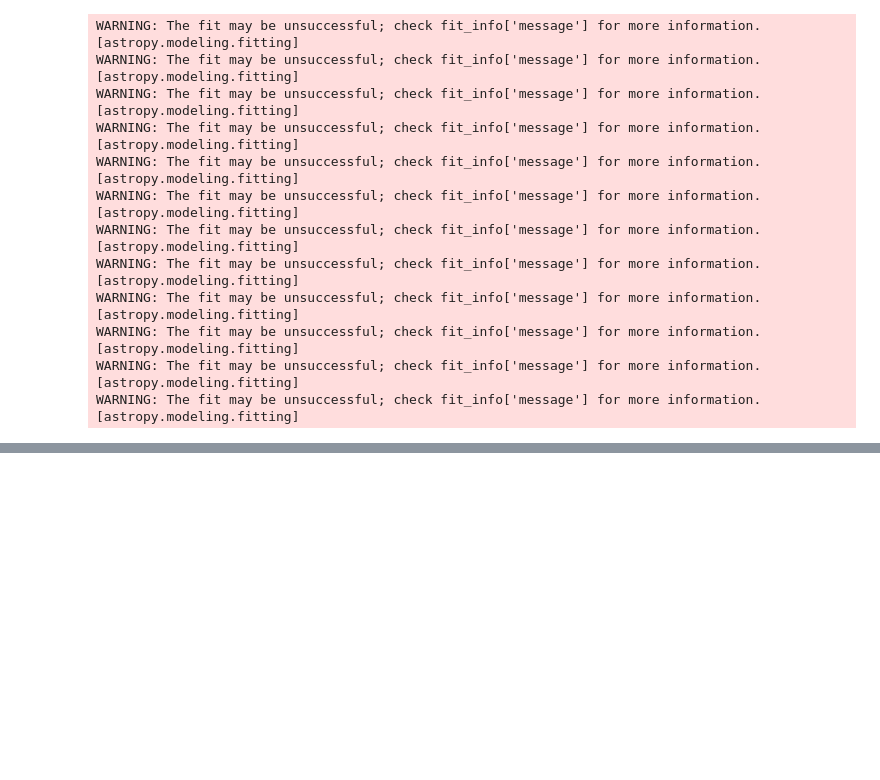
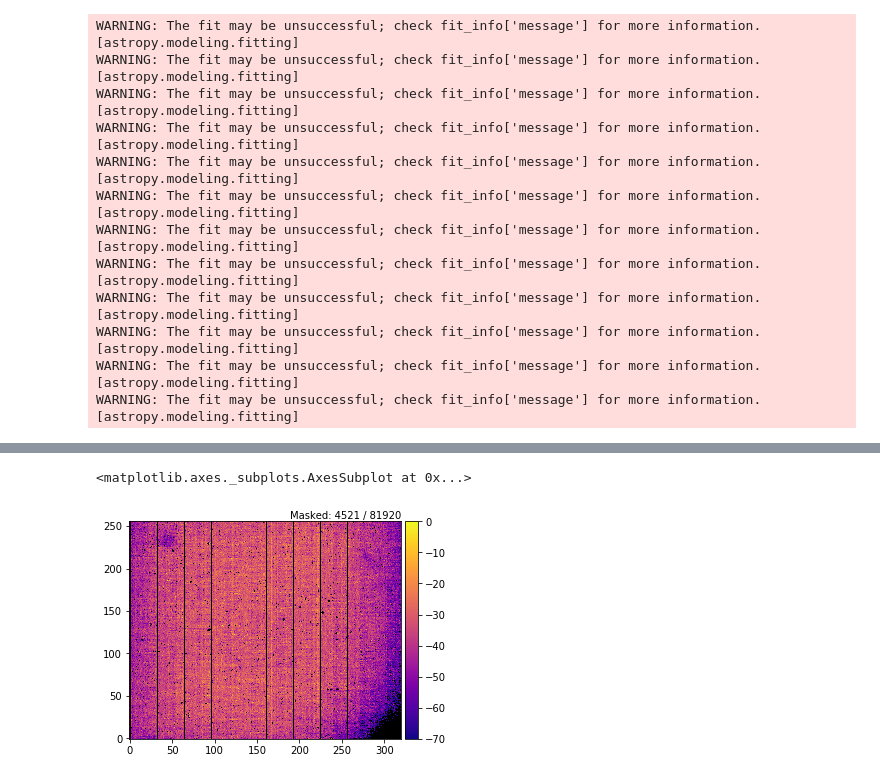
Before and after one commit to psmd-iberutaru/IfA-Smeargle, a Jupyter notebook: Testing.ipynb, the cells around one changed output, grey strips where cells are left out. Saved outputs shown, nothing was run; the diff lists cells and outputs as text; code cells hidden in the pictures; blank space fills up the shorter version.

```diff
--- a/Testing.ipynb
+++ b/Testing.ipynb
@@ -279,0 +241,5 @@ print(data_array.__dict__)
+# %%
+data_array.plot_array_heatmap_image()
+# %% [output]
+<matplotlib.axes._subplots.AxesSubplot at 0x...>
+[figure, added]
```
Also changed, not shown: parts of 18 cells of this notebook, 20 other files.
